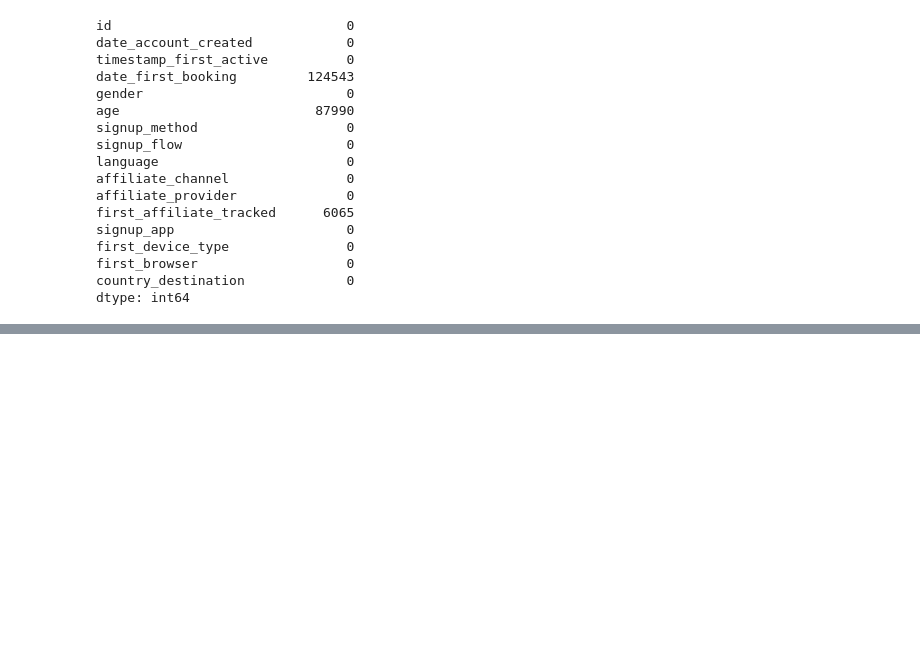
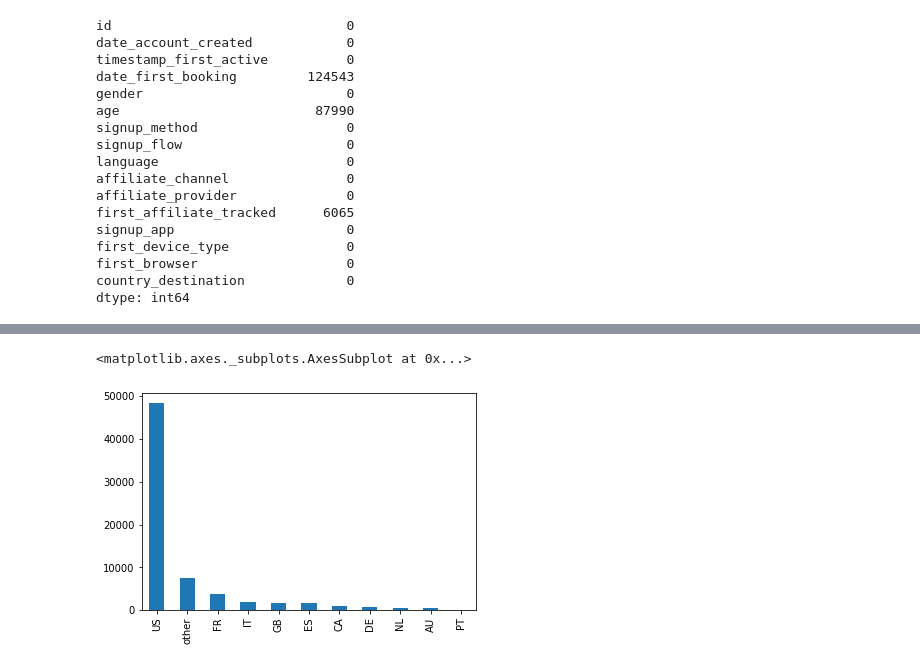
Before and after one commit to setyo-dwi-pratama/FGA-DTS-KOMINFO, a Jupyter notebook: Untitled10.ipynb, the cells around one changed output, grey strips where cells are left out. Drawn from its saved outputs; the diff is of its cells as text; code cells hidden in the pictures; blank space fills up the shorter version.

```diff
--- a/Untitled10.ipynb
+++ b/Untitled10.ipynb
@@ -91,0 +171,5 @@ df.head(15)
+# %%
+df.country_destination.value_counts().plot(kind='bar')
+# %% [output]
+<matplotlib.axes._subplots.AxesSubplot at 0x...>
+[figure, added]
```
Also changed, not shown: parts of 14 cells of this notebook.
